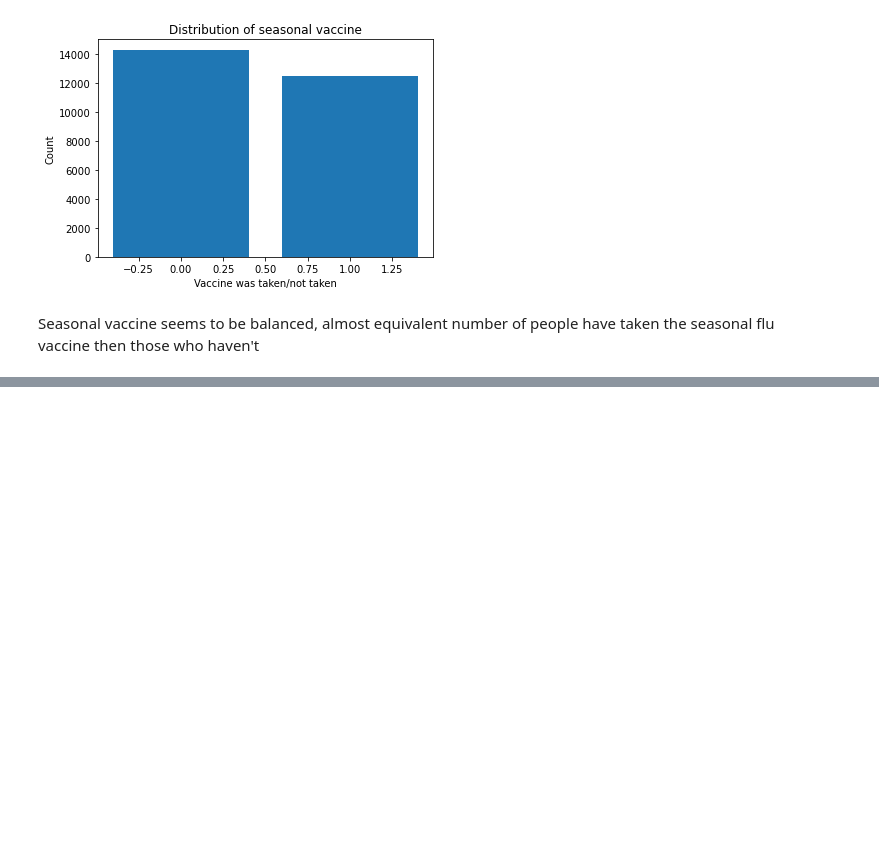
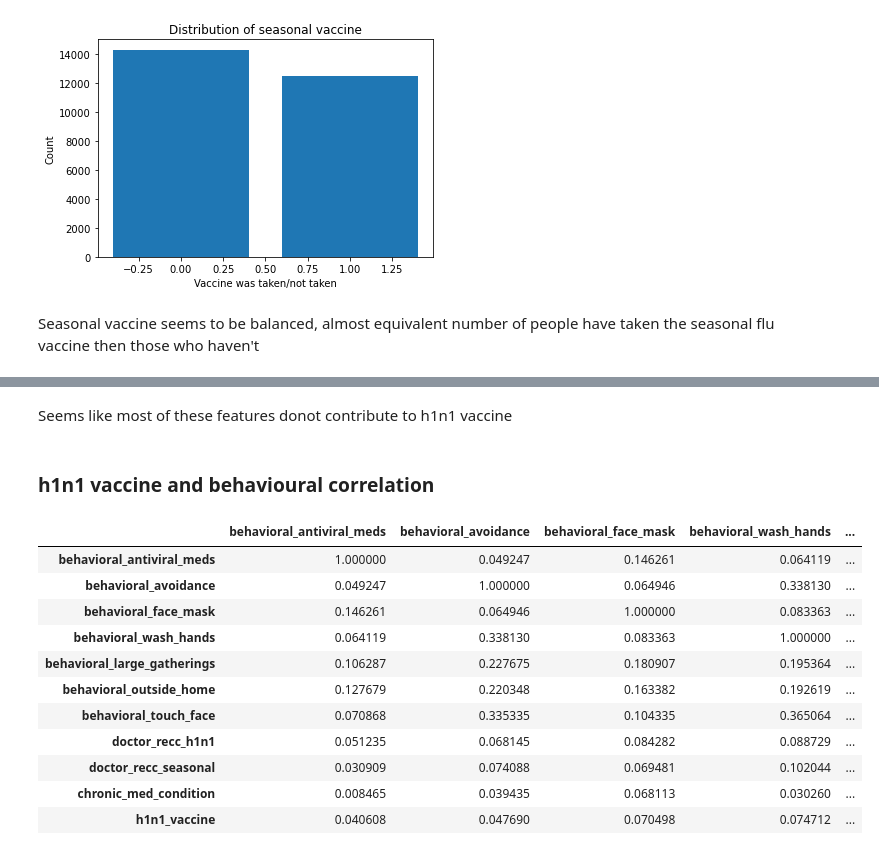
Before and after one commit to prithviraj-maurya/Flu-Shot-Learning-ML, a Jupyter notebook: Project-flu-vaccine-eda.ipynb, the cells around one changed output, grey strips where cells are left out. Saved outputs shown, nothing was run; the diff lists cells and outputs as text; code cells hidden in the pictures; blank space fills up the shorter version.

```diff
--- a/Project-flu-vaccine-eda.ipynb
+++ b/Project-flu-vaccine-eda.ipynb
@@ -586,0 +608,33 @@ h1n1_corr_related.style.background_gradient(cmap='coolwarm')
+# %% [markdown]
+Seems like most of these features donot contribute to h1n1 vaccine
+# %% [markdown]
+### h1n1 vaccine and behavioural correlation
+# %%
+cols = [
+    'behavioral_antiviral_meds',
+    'behavioral_avoidance',
+    'behavioral_face_mask',
+    'behavioral_wash_hands',
+    'behavioral_large_gatherings',
+    'behavioral_outside_home',
+    'behavioral_touch_face',
+    'doctor_recc_h1n1',
+    'doctor_recc_seasonal',
+    'chronic_med_condition',
+    'h1n1_vaccine'
+]
+h1n1_behavioural_corr = train_set_features_df[cols].corr()
+h1n1_behavioural_corr.style.background_gradient()
+# %% [output]
+|  | behavioral_antiviral_meds | behavioral_avoidance | behavioral_face_mask | behavioral_wash_hands | ... |
+| behavioral_antiviral_meds | 1.000000 | 0.049247 | 0.146261 | 0.064119 | ... |
+| behavioral_avoidance | 0.049247 | 1.000000 | 0.064946 | 0.338130 | ... |
+| behavioral_face_mask | 0.146261 | 0.064946 | 1.000000 | 0.083363 | ... |
+| behavioral_wash_hands | 0.064119 | 0.338130 | 0.083363 | 1.000000 | ... |
+| behavioral_large_gatherings | 0.106287 | 0.227675 | 0.180907 | 0.195364 | ... |
+| behavioral_outside_home | 0.127679 | 0.220348 | 0.163382 | 0.192619 | ... |
+| behavioral_touch_face | 0.070868 | 0.335335 | 0.104335 | 0.365064 | ... |
+| doctor_recc_h1n1 | 0.051235 | 0.068145 | 0.084282 | 0.088729 | ... |
+| doctor_recc_seasonal | 0.030909 | 0.074088 | 0.069481 | 0.102044 | ... |
+| chronic_med_condition | 0.008465 | 0.039435 | 0.068113 | 0.030260 | ... |
+| h1n1_vaccine | 0.040608 | 0.047690 | 0.070498 | 0.074712 | ... |
```
Also changed, not shown: parts of 16 cells of this notebook, 1 other file.
